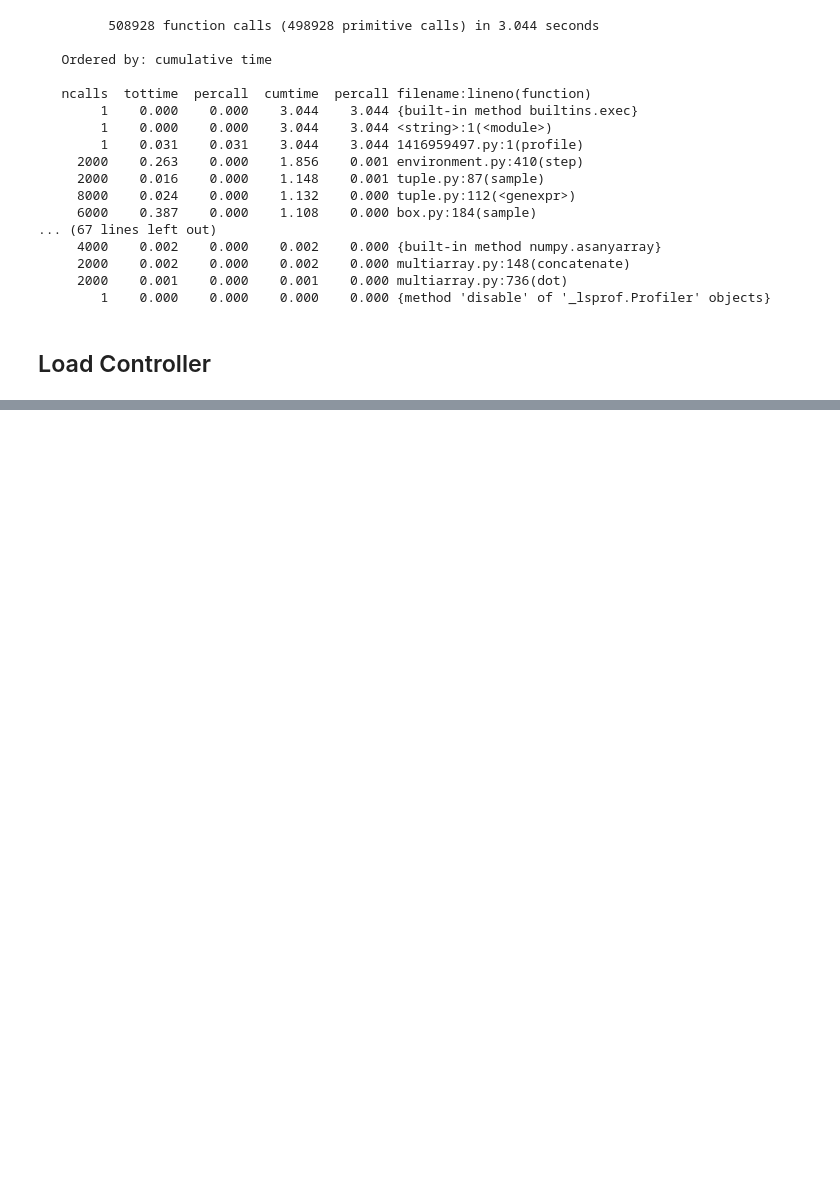
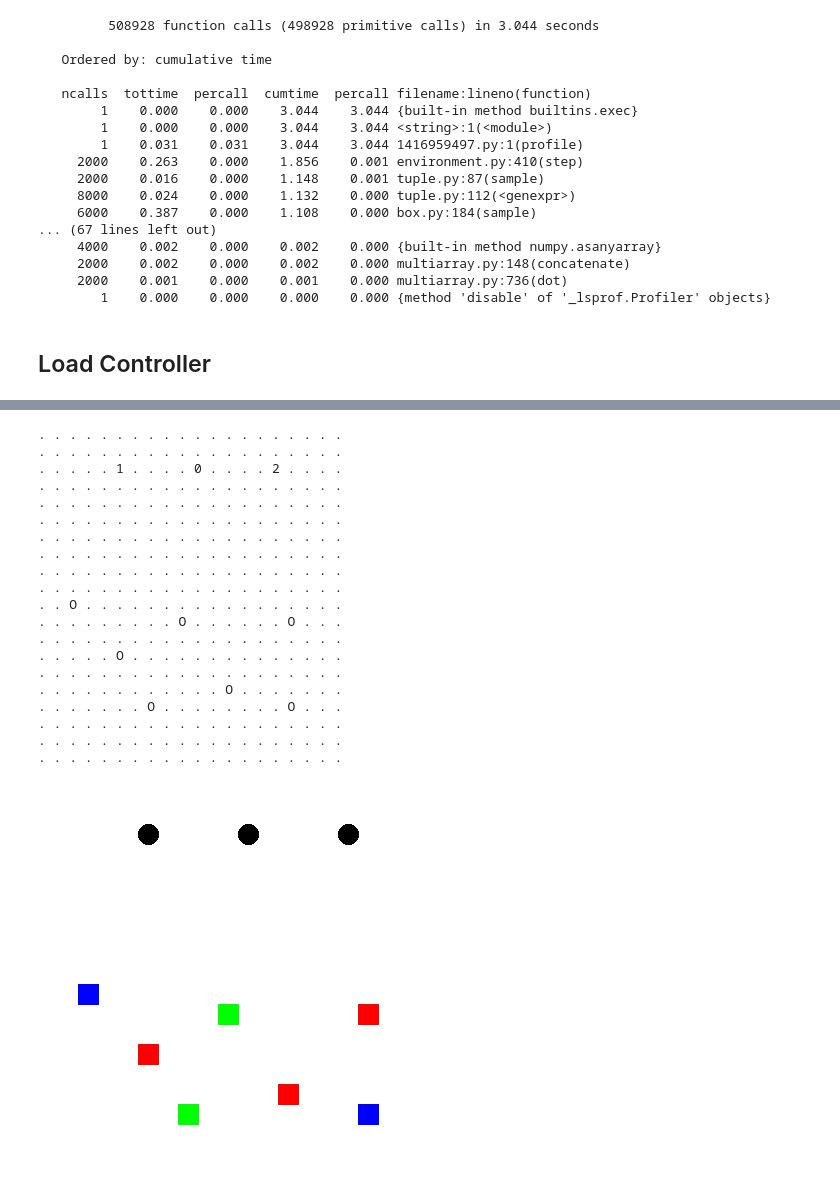
Before and after one commit to lorenzoleuzzi1/lifelong_evolutionary_swarms, a Jupyter notebook: env_demo.ipynb, the cells around one changed output, grey strips where cells are left out. Saved outputs shown, nothing was run; the diff lists cells and outputs as text; code cells hidden in the pictures; blank space fills up the shorter version.

```diff
--- a/env_demo.ipynb
+++ b/env_demo.ipynb
@@ -305,3 +195,65 @@ env.render()
+# %%
+size = 16
+sensor_range = 3.5 # should be 4 but 3 to be sure
+sensitivity = 1.4
+max_wheel_speed = 0.4
+
+initial_setting = {}
+initial_setting['agents'] =  np.array([
+    [1.5, 8.0], # Agent 0
+    [1.5, 4.0], # Agent 1
+    [1.5, 12.0] # Agent 2
+    ])[:3]
+initial_setting['headings'] = np.array([176 , 181, 178])[:3]
+initial_setting['blocks'] = np.array([
+        [10.5, 4.2], # Carrier 100
+        [12.0, 10.0], # Carrier 101
+        [9.0, 13.0], # Carrier 102
+        [8.0, 2.0],  # Carrier 103
+        [12.4, 12.8], # Carrier 104
+        [13.0, 5.5], # Carrier 105
+        [8.5, 7.0] # Carrier 106
+    ])
+initial_setting['colors'] = np.array([3, 3, 3, 4, 4, 5, 5])
+n_colors = len(np.unique(initial_setting['colors']))
+
+env = environment.SwarmForagingEnv(n_agents = len(initial_setting['agents']),
+                        n_blocks = len(initial_setting['blocks']),
+                        target_color = 3, # RED
+                        duration=1000, size = size, max_retrieves=3,
+                        sensor_range = sensor_range,
+                        sensitivity = sensitivity,
+                        max_wheel_velocity = max_wheel_speed,
+                        n_colors = n_colors,
+                        repositioning=False,
+                        efficency_reward=True,
+                        see_other_agents=False)
+
+env.reset(initial_state = initial_setting)
+env.render()
+# env = environment.SwarmForagingEnv(target_color= environment.BLUE, n_agents = 3, n_blocks = 6, distribution="uniform", size = 12)
+# %% [output]
+. . . . . . . . . . . . . . . . . . . .
+. . . . . . . . . . . . . . . . . . . .
+. . . . . 1 . . . . 0 . . . . 2 . . . .
+. . . . . . . . . . . . . . . . . . . .
+. . . . . . . . . . . . . . . . . . . .
+. . . . . . . . . . . . . . . . . . . .
+. . . . . . . . . . . . . . . . . . . .
+. . . . . . . . . . . . . . . . . . . .
+. . . . . . . . . . . . . . . . . . . .
+. . . . . . . . . . . . . . . . . . . .
+. . O . . . . . . . . . . . . . . . . .
+. . . . . . . . . O . . . . . . O . . .
+. . . . . . . . . . . . . . . . . . . .
+. . . . . O . . . . . . . . . . . . . .
+. . . . . . . . . . . . . . . . . . . .
+. . . . . . . . . . . . O . . . . . . .
+. . . . . . . O . . . . . . . . O . . .
+. . . . . . . . . . . . . . . . . . . .
+. . . . . . . . . . . . . . . . . . . .
+. . . . . . . . . . . . . . . . . . . .
+[figure, added]
 # %%
 # Load a controller
 results_path = os.path.abspath("/Users/lorenzoleuzzi/Library/CloudStorage/OneDrive-UniversityofPisa/lifelong evolutionary swarms/results")
```
Also changed, not shown: parts of 9 cells of this notebook, 6 other files.
